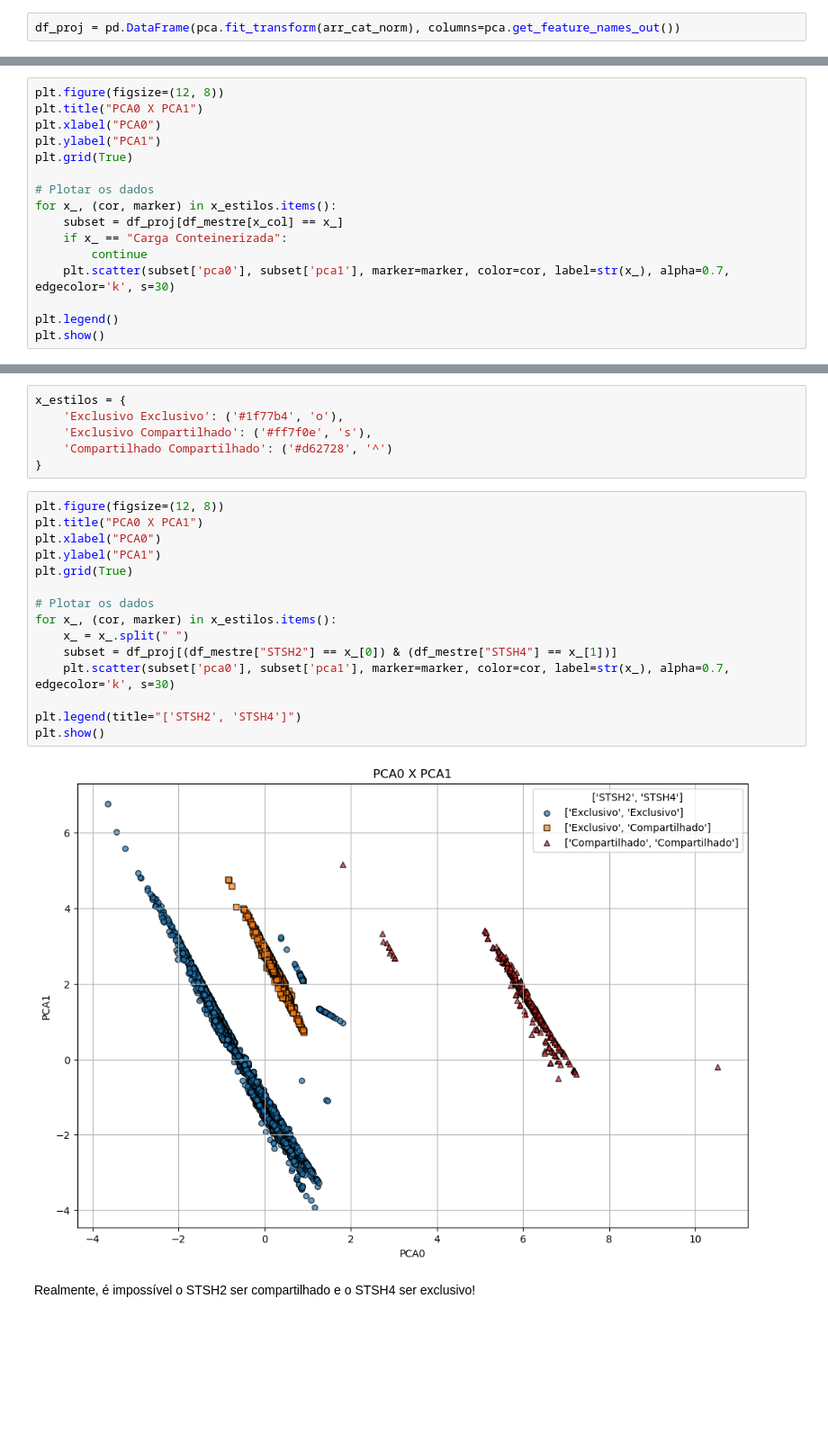
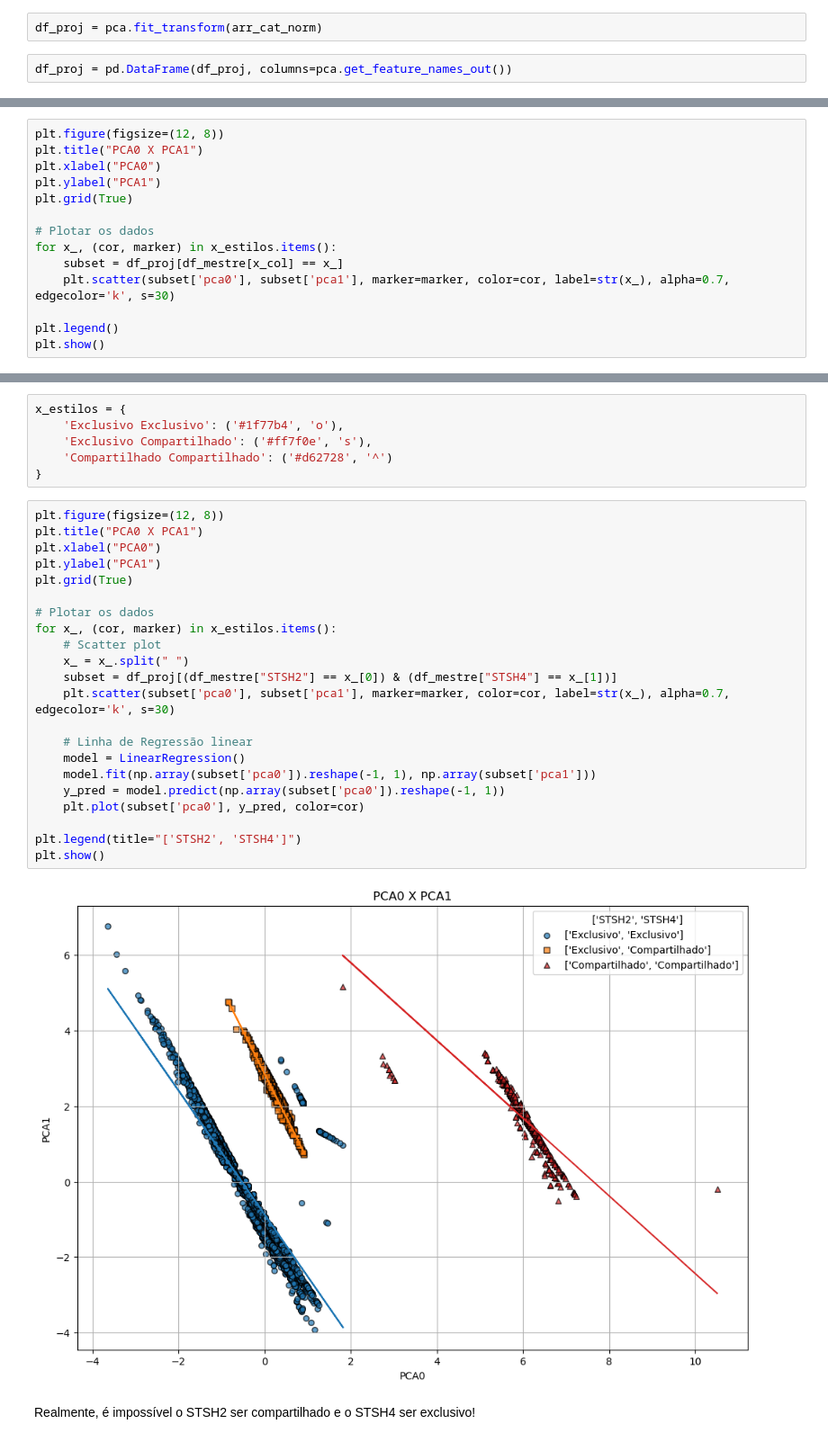
Before and after one commit to igorzeck/PCA, a Jupyter notebook: correlac_df_santos_imp_especifico.ipynb, the cells around one changed output, grey strips where cells are left out. Shown at 90% size. Drawn from its saved outputs; the diff is of its cells as text; blank space fills up the shorter version.

```diff
--- a/correlac_df_santos_imp_especifico.ipynb
+++ b/correlac_df_santos_imp_especifico.ipynb
@@ -143,5 +172,7 @@ arr_cat_norm = normalizador.fit_transform(df_cat)
 ### Estimador e projeção
 # %%
 pca = PCA()
+# %%
+df_proj = pca.fit_transform(arr_cat_norm)
 # %%
-df_proj = pd.DataFrame(pca.fit_transform(arr_cat_norm), columns=pca.get_feature_names_out())
+df_proj = pd.DataFrame(df_proj, columns=pca.get_feature_names_out())
@@ -324,8 +447,6 @@ plt.grid(True)
 # Plotar os dados
 for x_, (cor, marker) in x_estilos.items():
     subset = df_proj[df_mestre[x_col] == x_]
-    if x_ == "Carga Conteinerizada":
-        continue
     plt.scatter(subset['pca0'], subset['pca1'], marker=marker, color=cor, label=str(x_), alpha=0.7, edgecolor='k', s=30)
 
 plt.legend()
@@ -511,20 +636,27 @@ x_estilos = {
 # %%
 plt.figure(figsize=(12, 8))
 plt.title("PCA0 X PCA1")
 plt.xlabel("PCA0")
 plt.ylabel("PCA1")
 plt.grid(True)
 
 # Plotar os dados
 for x_, (cor, marker) in x_estilos.items():
+    # Scatter plot
     x_ = x_.split(" ")
     subset = df_proj[(df_mestre["STSH2"] == x_[0]) & (df_mestre["STSH4"] == x_[1])]
     plt.scatter(subset['pca0'], subset['pca1'], marker=marker, color=cor, label=str(x_), alpha=0.7, edgecolor='k', s=30)
 
+    # Linha de Regressão linear
+    model = LinearRegression()
+    model.fit(np.array(subset['pca0']).reshape(-1, 1), np.array(subset['pca1']))
+    y_pred = model.predict(np.array(subset['pca0']).reshape(-1, 1))
+    plt.plot(subset['pca0'], y_pred, color=cor)
+
 plt.legend(title="['STSH2', 'STSH4']")
 plt.show()
 # %% [output]
-[figure, old version]
+[figure, new version]
 # %% [markdown]
 Realmente, é impossível o STSH2 ser compartilhado e o STSH4 ser exclusivo!
 # %% [markdown]
```
Also changed, not shown: parts of 45 cells of this notebook, 17 other files.
